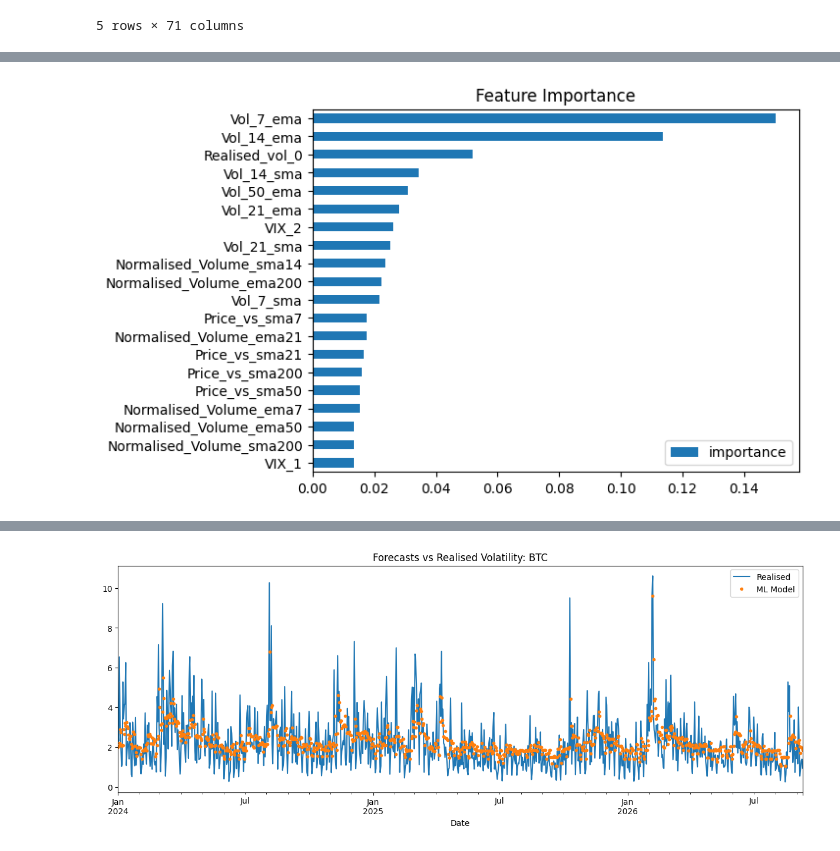
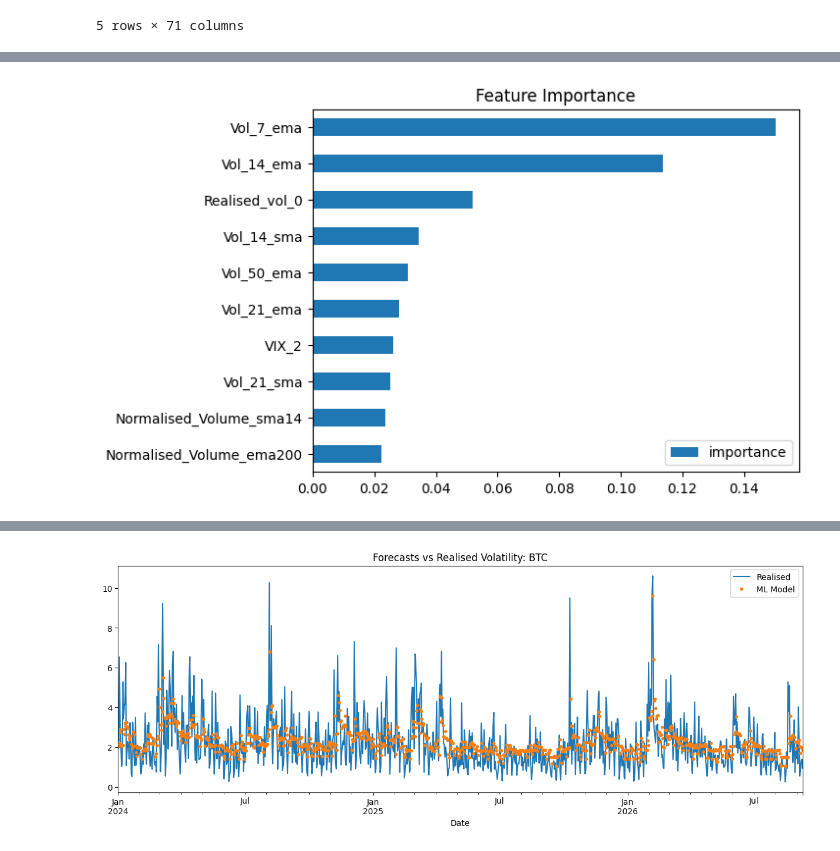
Before and after one commit to joshyspittle/Machine-Learning-Volatility, a Jupyter notebook: volatility_forecast.ipynb, the cells around one changed output, grey strips where cells are left out. Saved outputs shown, nothing was run; the diff lists cells and outputs as text; code cells hidden in the pictures.

```diff
--- a/volatility_forecast.ipynb
+++ b/volatility_forecast.ipynb
@@ -207,7 +211,7 @@ Extremely efficient
 # %%
 train_data, test_data = ml.split_train_test(features, split_date='2024-01-01')
 model = ml.train_model(train_data)
 
-ml.plot_feature_importance(model, 20)
+ml.plot_feature_importance(model, 10)
 # %% [output]
-[figure, old version]
+[figure, new version]
```
Also changed, not shown: parts of 9 cells of this notebook.
